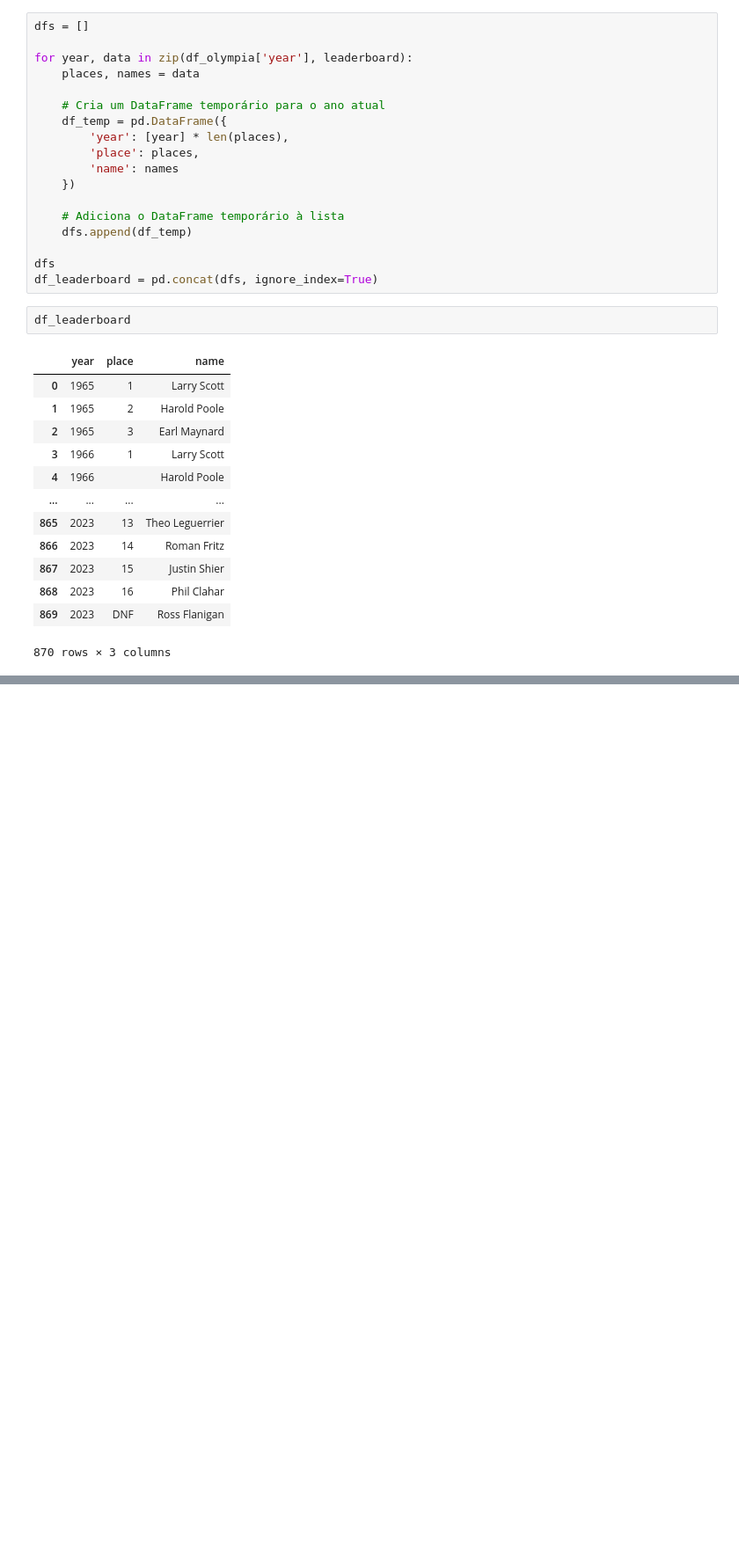
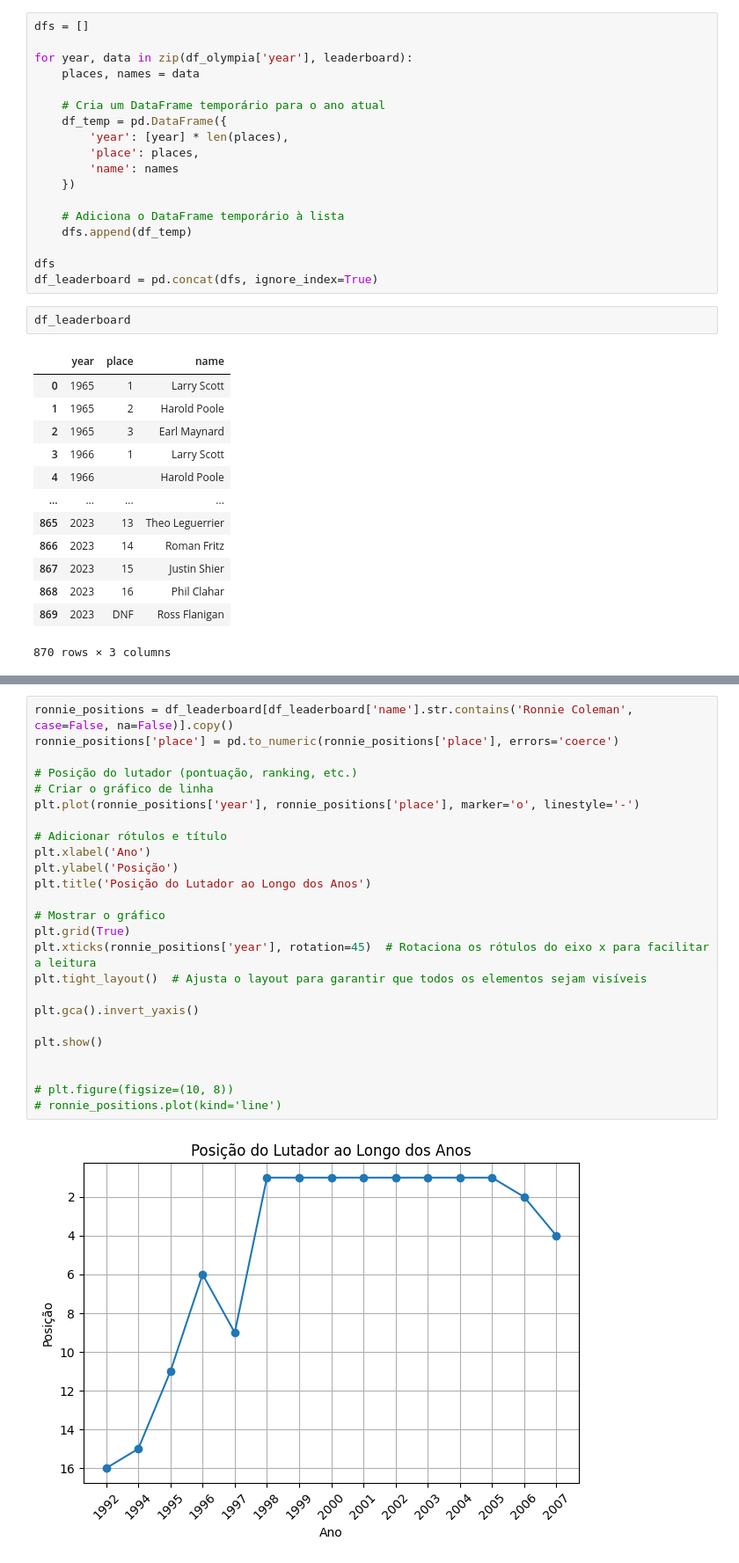
Before and after one commit to jojosuelobo/MrOlympia-DataAnalysis, a Jupyter notebook: project.ipynb, the cells around one changed output, grey strips where cells are left out. Shown: that part at 88% size. Saved outputs shown, nothing was run; the diff lists cells and outputs as text; blank space fills up the shorter version.

```diff
--- a/project.ipynb
+++ b/project.ipynb
@@ -772,0 +777,27 @@ A pessoa que mais participou do Mr. Olympia é Dexter Jackson, com 19 participa
+# %%
+ronnie_positions = df_leaderboard[df_leaderboard['name'].str.contains('Ronnie Coleman', case=False, na=False)].copy()
+ronnie_positions['place'] = pd.to_numeric(ronnie_positions['place'], errors='coerce')
+
+# Posição do lutador (pontuação, ranking, etc.)
+# Criar o gráfico de linha
+plt.plot(ronnie_positions['year'], ronnie_positions['place'], marker='o', linestyle='-')
+
+# Adicionar rótulos e título
+plt.xlabel('Ano')
+plt.ylabel('Posição')
+plt.title('Posição do Lutador ao Longo dos Anos')
+
+# Mostrar o gráfico
+plt.grid(True)
+plt.xticks(ronnie_positions['year'], rotation=45)  # Rotaciona os rótulos do eixo x para facilitar a leitura
+plt.tight_layout()  # Ajusta o layout para garantir que todos os elementos sejam visíveis
+
+plt.gca().invert_yaxis()
+
+plt.show()
+
+
+# plt.figure(figsize=(10, 8))
+# ronnie_positions.plot(kind='line')
+# %% [output]
+[figure, added]
```
Also changed, not shown: parts of 5 cells of this notebook, 1 other file.
